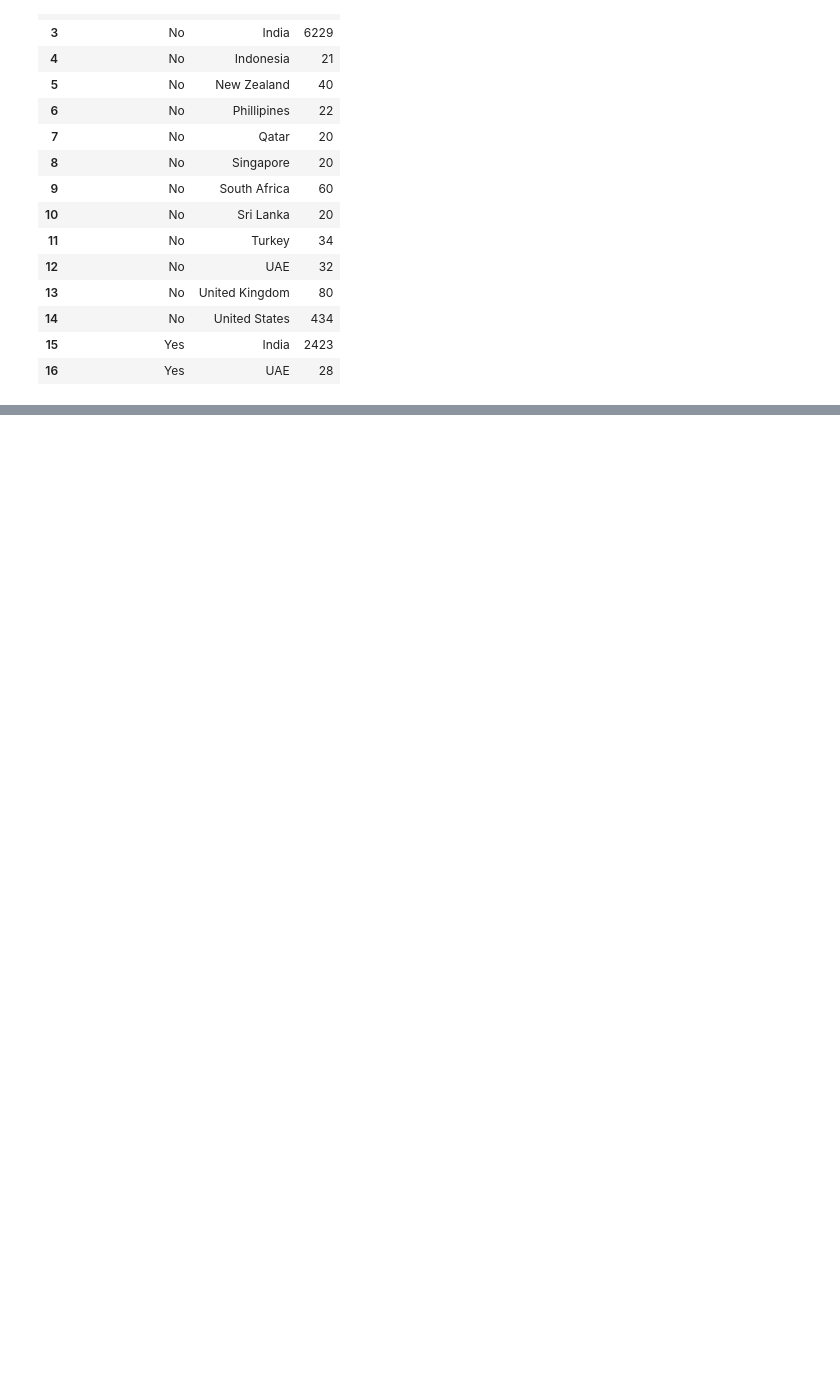
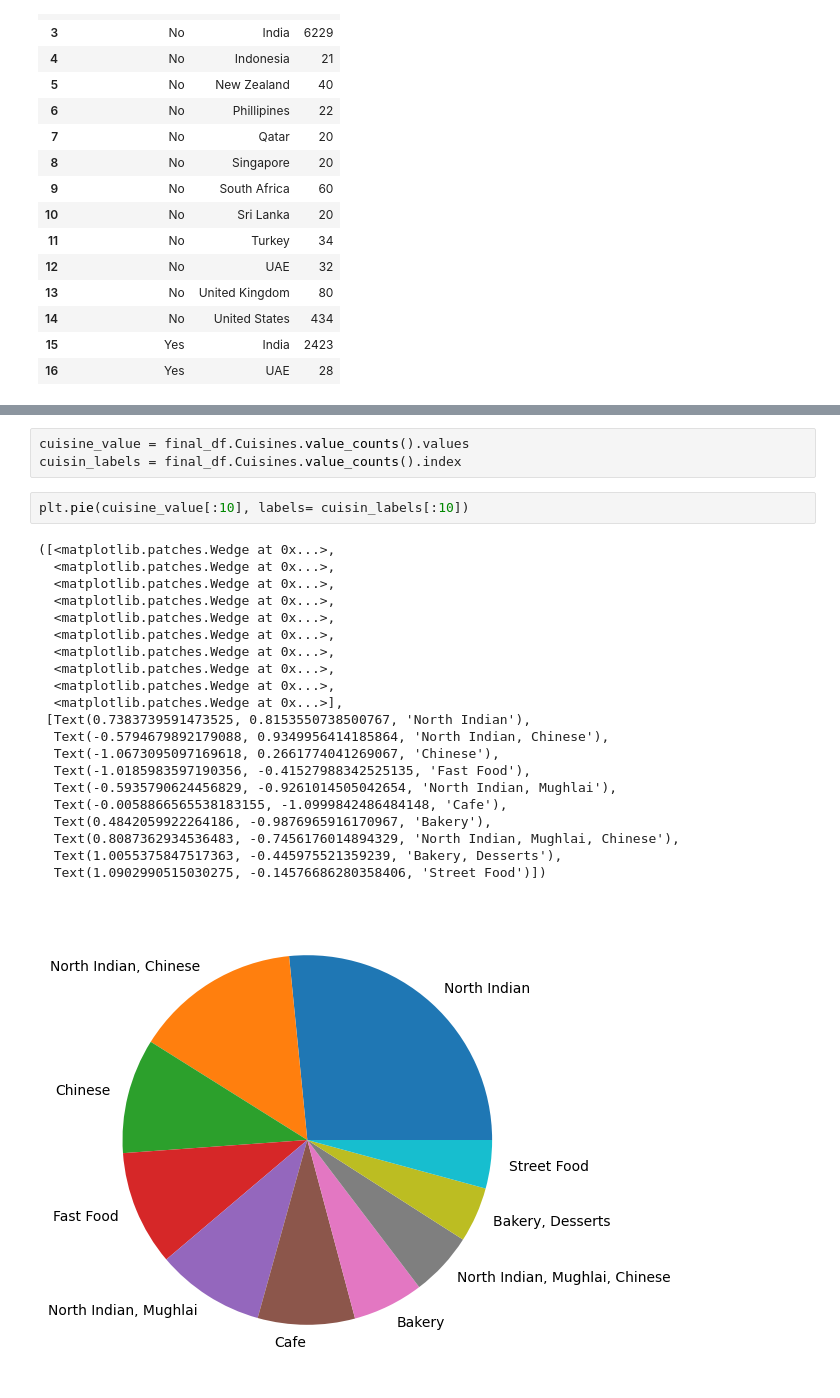
Before and after one commit to shruti-1102/zero-to-analyst, a Jupyter notebook: eda-tut.ipynb, the cells around one changed output, grey strips where cells are left out. Cells and saved outputs as stored; diff of their text form; blank space fills up the shorter version.

```diff
--- a/eda-tut.ipynb
+++ b/eda-tut.ipynb
@@ -242,0 +283,27 @@ final_df[['Has Online delivery', 'Country']].groupby(['Has Online delivery', 'Co
+# %%
+cuisine_value = final_df.Cuisines.value_counts().values
+cuisin_labels = final_df.Cuisines.value_counts().index
+# %%
+plt.pie(cuisine_value[:10], labels= cuisin_labels[:10])
+# %% [output]
+([<matplotlib.patches.Wedge at 0x...>,
+  <matplotlib.patches.Wedge at 0x...>,
+  <matplotlib.patches.Wedge at 0x...>,
+  <matplotlib.patches.Wedge at 0x...>,
+  <matplotlib.patches.Wedge at 0x...>,
+  <matplotlib.patches.Wedge at 0x...>,
+  <matplotlib.patches.Wedge at 0x...>,
+  <matplotlib.patches.Wedge at 0x...>,
+  <matplotlib.patches.Wedge at 0x...>,
+  <matplotlib.patches.Wedge at 0x...>],
+ [Text(0.7383739591473525, 0.8153550738500767, 'North Indian'),
+  Text(-0.5794679892179088, 0.9349956414185864, 'North Indian, Chinese'),
+  Text(-1.0673095097169618, 0.2661774041269067, 'Chinese'),
+  Text(-1.0185983597190356, -0.41527988342525135, 'Fast Food'),
+  Text(-0.5935790624456829, -0.9261014505042654, 'North Indian, Mughlai'),
+  Text(-0.0058866565538183155, -1.0999842486484148, 'Cafe'),
+  Text(0.4842059922264186, -0.9876965916170967, 'Bakery'),
+  Text(0.8087362934536483, -0.7456176014894329, 'North Indian, Mughlai, Chinese'),
+  Text(1.0055375847517363, -0.445975521359239, 'Bakery, Desserts'),
+  Text(1.0902990515030275, -0.14576686280358406, 'Street Food')])
+[figure, added]
```
Also changed, not shown: parts of 6 cells of this notebook.
